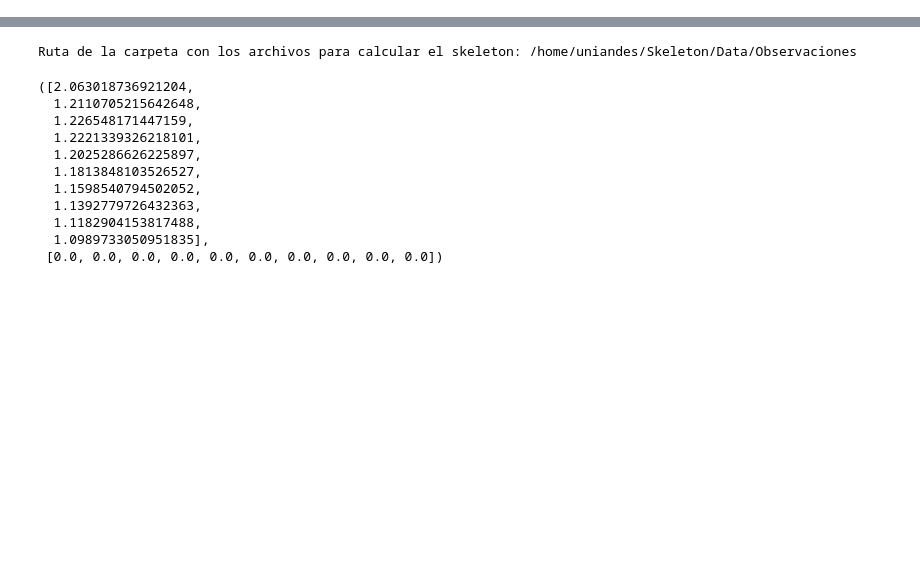
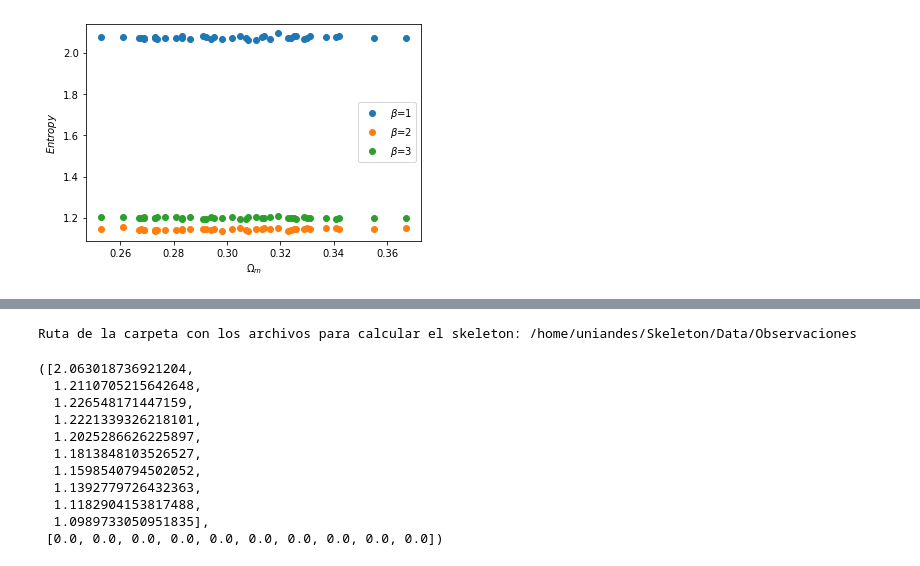
Before and after one commit to mvgarcia/Skeleton, a Jupyter notebook: Optimizado.ipynb, the cells around one changed output, grey strips where cells are left out. Drawn from its saved outputs; the diff is of its cells as text; code cells hidden in the pictures; blank space fills up the shorter version.

```diff
--- a/Optimizado.ipynb
+++ b/Optimizado.ipynb
@@ -68,0 +130,10 @@ def grafica():
+# %%
+plt.xlabel("$\\Omega_m$")
+plt.ylabel("$Entropy$")
+plt.plot(var[2], en[0], "o", label="$\\beta$=1")
+plt.plot(var[2], en[1], "o", label="$\\beta$=2")
+plt.plot(var[2], en[2], "o", label="$\\beta$=3")
+plt.legend()
+plt.savefig("Omega_m")
+# %% [output]
+[figure, added]
```
Also changed, not shown: parts of 19 cells of this notebook.
